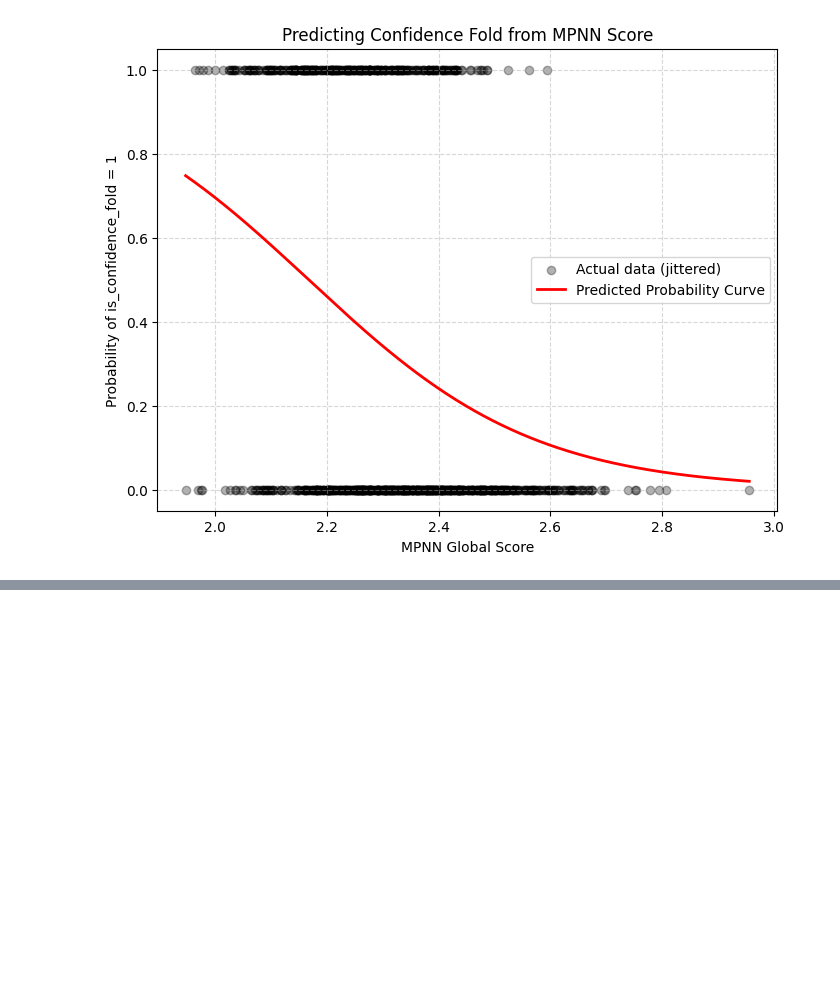
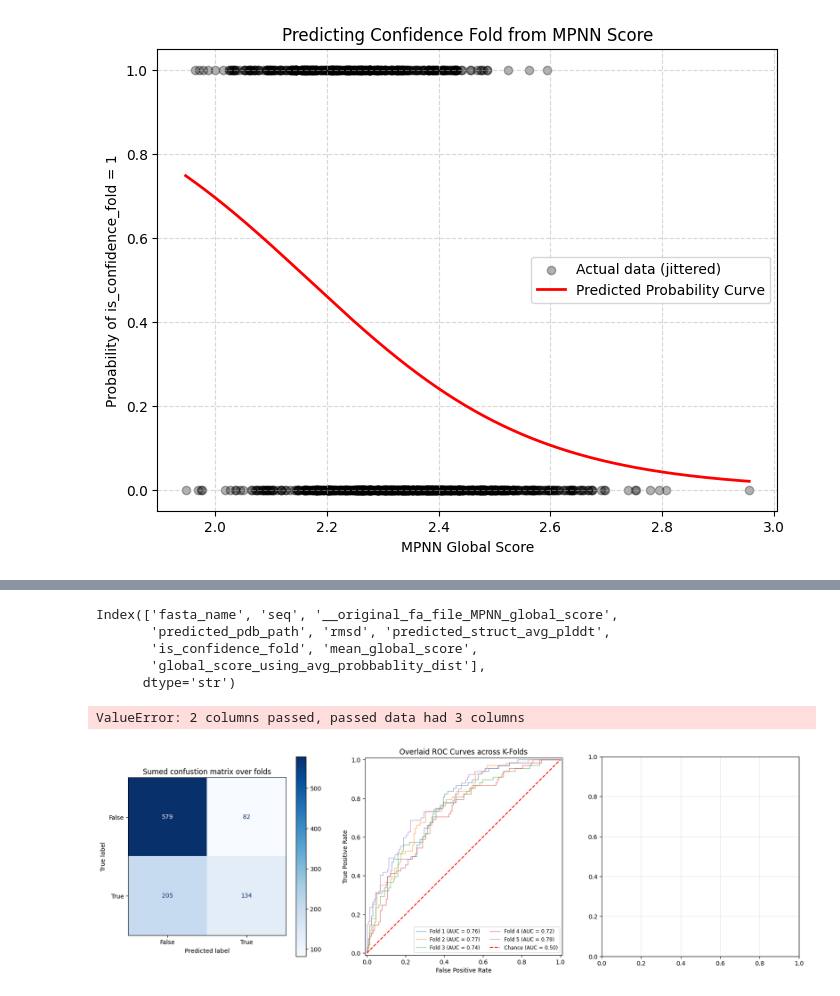
Before and after one commit to ElonGawi/master_thesis_mpnn_distrution_tests, a Jupyter notebook: bence files/esm_folded_files.ipynb, the cells around one changed output, grey strips where cells are left out. Drawn from its saved outputs; the diff is of its cells as text; code cells hidden in the pictures; blank space fills up the shorter version.

```diff
--- a/bence files/esm_folded_files.ipynb
+++ b/bence files/esm_folded_files.ipynb
@@ -895,5 +881,5 @@ for fold_num in range(len(folds_idx)):
 # %%
-def plot_results(all_folds_results):
+def plot_results_acorss_folds(all_folds_results):
 
     fig, axes = plt.subplots(1, 3, figsize=(20, 6))
 
@@ -920,7 +906,7 @@ def plot_results(all_folds_results):
     for fold_result in all_folds_results:
         all_intercept_and_coefficiants.append(fold_result["intercept_and_coefficiants"])
 
-    plot_coefficient_boxplots(all_intercept_and_coefficiants, ["intercept", "MPNN_score"], ax=axes[2])
+    plot_coefficient_boxplots(all_intercept_and_coefficiants, ["intercept", "MPNN_score", "asd"], ax=axes[2])
 
 
     # avg AUC
@@ -955,0 +951,22 @@ avg_AP 0.5576203448197922
+# %%
+all_pred_seq_features_df.keys()
+# %% [output]
+Index(['fasta_name', 'seq', '__original_fa_file_MPNN_global_score',
+       'predicted_pdb_path', 'rmsd', 'predicted_struct_avg_plddt',
+       'is_confidence_fold', 'mean_global_score',
+       'global_score_using_avg_probbablity_dist'],
+      dtype='str')
+# %%
+all_X = all_pred_seq_features_df[['global_score_using_avg_probbablity_dist', 'mean_global_score']].to_numpy()
+all_y = all_pred_seq_features_df['is_confidence_fold'].to_numpy()
+
+folds_idx = cross_val_split(all_X, all_y)
+
+all_folds_results = []
+for fold_num in range(len(folds_idx)):
+    all_folds_results.append(fit_and_eval(all_X, all_y, train_idx=folds_idx[fold_num][0], test_idx=folds_idx[fold_num][1]))
+
+plot_results(all_folds_results)
+# %% [output]
+ValueError: 2 columns passed, passed data had 3 columns
+[figure, added]
```
Also changed, not shown: parts of 11 cells of this notebook.
